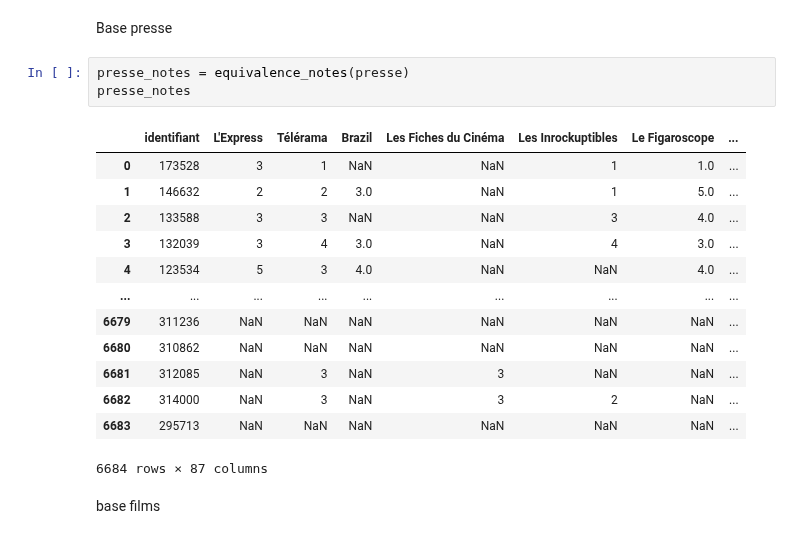
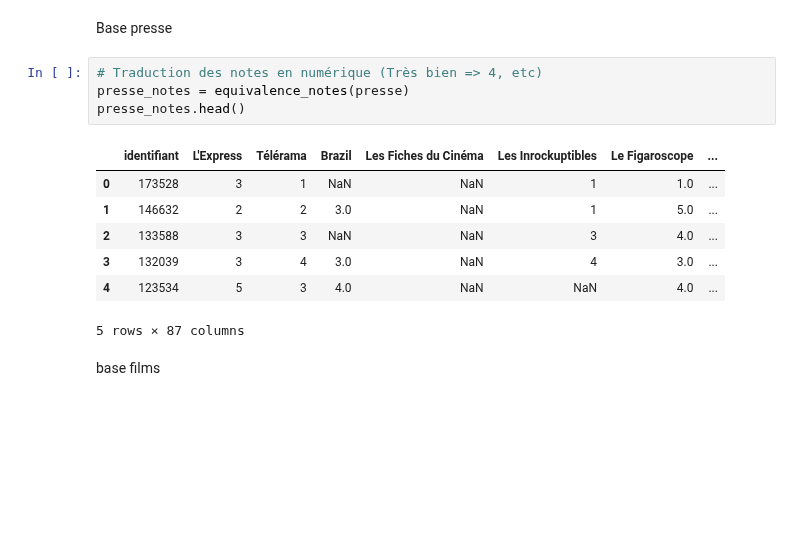
Before and after one commit to Clement-Dn/Projet_Cin-, a Jupyter notebook: Rapport_Projet_Cinema.ipynb, the cells around one changed output. Drawn from its saved outputs; the diff is of its cells as text; blank space fills up the shorter version.

```diff
--- a/Rapport_Projet_Cinema.ipynb
+++ b/Rapport_Projet_Cinema.ipynb
@@ -98,22 +98,17 @@ presse = pd.read_csv('A_Base_de_données/presse_2010_2023.csv')
 # %% [markdown]
 Base presse
-# %%
-presse_notes = equivalence_notes(presse)
-presse_notes
-# %% [output]
-|  | identifiant | L'Express | Télérama | Brazil | Les Fiches du Cinéma | Les Inrockuptibles | Le Figaroscope | ... |
-| 0 | 173528 | 3 | 1 | NaN | NaN | 1 | 1.0 | ... |
-| 1 | 146632 | 2 | 2 | 3.0 | NaN | 1 | 5.0 | ... |
-| 2 | 133588 | 3 | 3 | NaN | NaN | 3 | 4.0 | ... |
-| 3 | 132039 | 3 | 4 | 3.0 | NaN | 4 | 3.0 | ... |
-| 4 | 123534 | 5 | 3 | 4.0 | NaN | NaN | 4.0 | ... |
-| ... | ... | ... | ... | ... | ... | ... | ... | ... |
-| 6679 | 311236 | NaN | NaN | NaN | NaN | NaN | NaN | ... |
-| 6680 | 310862 | NaN | NaN | NaN | NaN | NaN | NaN | ... |
-| 6681 | 312085 | NaN | 3 | NaN | 3 | NaN | NaN | ... |
-| 6682 | 314000 | NaN | 3 | NaN | 3 | 2 | NaN | ... |
-| 6683 | 295713 | NaN | NaN | NaN | NaN | NaN | NaN | ... |
-6684 rows × 87 columns
+# %%
+# Traduction des notes en numérique (Très bien => 4, etc)
+presse_notes = equivalence_notes(presse)
+presse_notes.head()
+# %% [output]
+|  | identifiant | L'Express | Télérama | Brazil | Les Fiches du Cinéma | Les Inrockuptibles | Le Figaroscope | ... |
+| 0 | 173528 | 3 | 1 | NaN | NaN | 1 | 1.0 | ... |
+| 1 | 146632 | 2 | 2 | 3.0 | NaN | 1 | 5.0 | ... |
+| 2 | 133588 | 3 | 3 | NaN | NaN | 3 | 4.0 | ... |
+| 3 | 132039 | 3 | 4 | 3.0 | NaN | 4 | 3.0 | ... |
+| 4 | 123534 | 5 | 3 | 4.0 | NaN | NaN | 4.0 | ... |
+5 rows × 87 columns
 # %% [markdown]
 base films
 # %%
```
Also changed, not shown: parts of 18 cells of this notebook, 1 other file.
